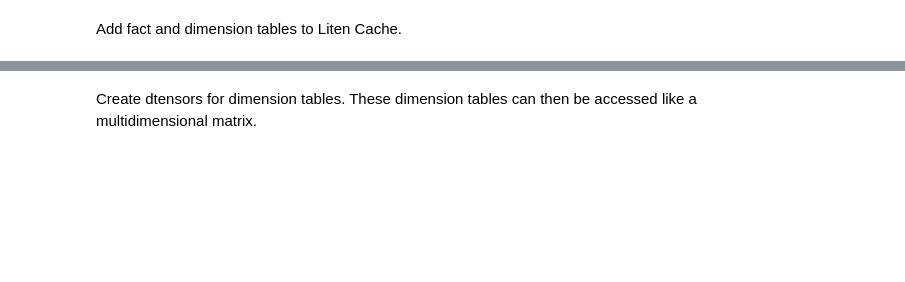
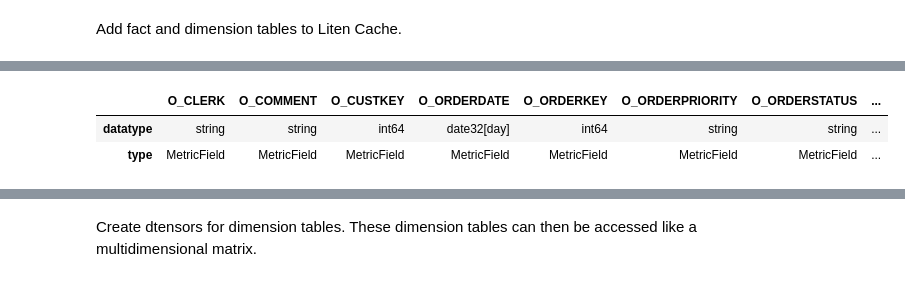
Before and after one commit to hkverma/litendb, a Jupyter notebook: py/notebooks/LitenStandaloneQ5Q6.ipynb, the cells around one changed output, grey strips where cells are left out. Cells and saved outputs as stored; diff of their text form; code cells hidden in the pictures; blank space fills up the shorter version.

```diff
--- a/py/notebooks/LitenStandaloneQ5Q6.ipynb
+++ b/py/notebooks/LitenStandaloneQ5Q6.ipynb
@@ -70,0 +139,7 @@ tc.info()
+# %%
+schemas = get_schemas()
+pd.DataFrame(schemas['orders_schema']['schema']['fields'])
+# %% [output]
+|  | O_CLERK | O_COMMENT | O_CUSTKEY | O_ORDERDATE | O_ORDERKEY | O_ORDERPRIORITY | O_ORDERSTATUS | ... |
+| datatype | string | string | int64 | date32[day] | int64 | string | string | ... |
+| type | MetricField | MetricField | MetricField | MetricField | MetricField | MetricField | MetricField | ... |
```
Also changed, not shown: parts of 23 cells of this notebook, 7 other files.
